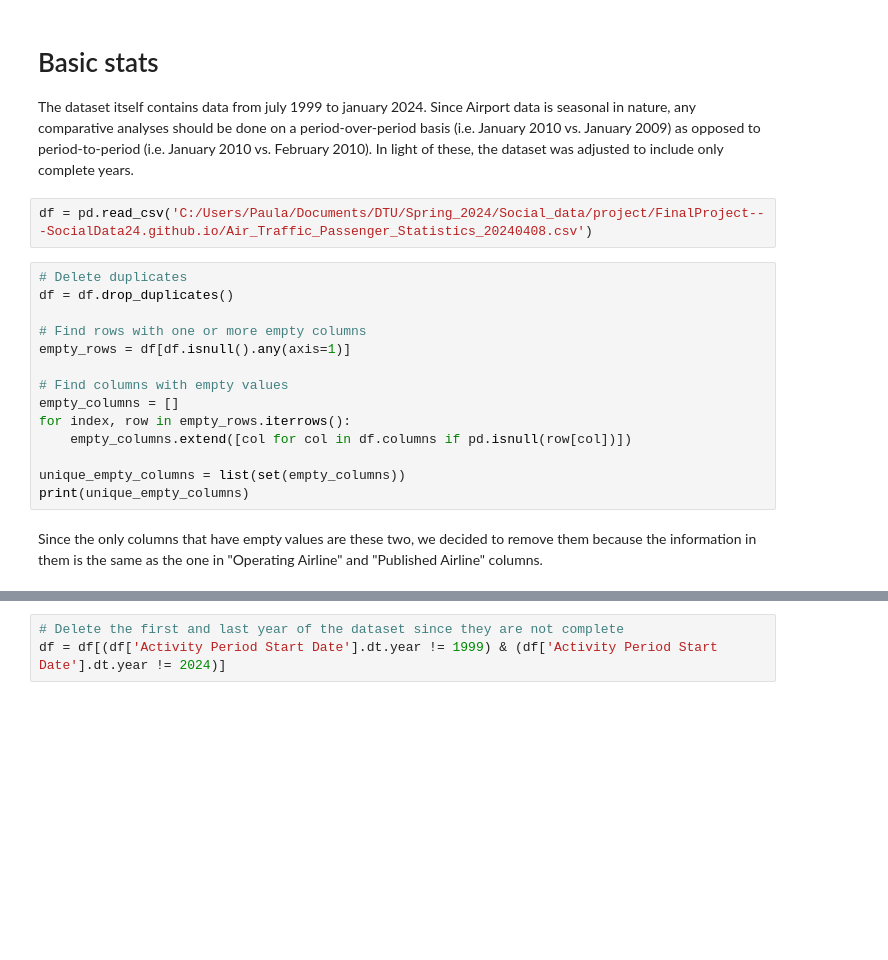
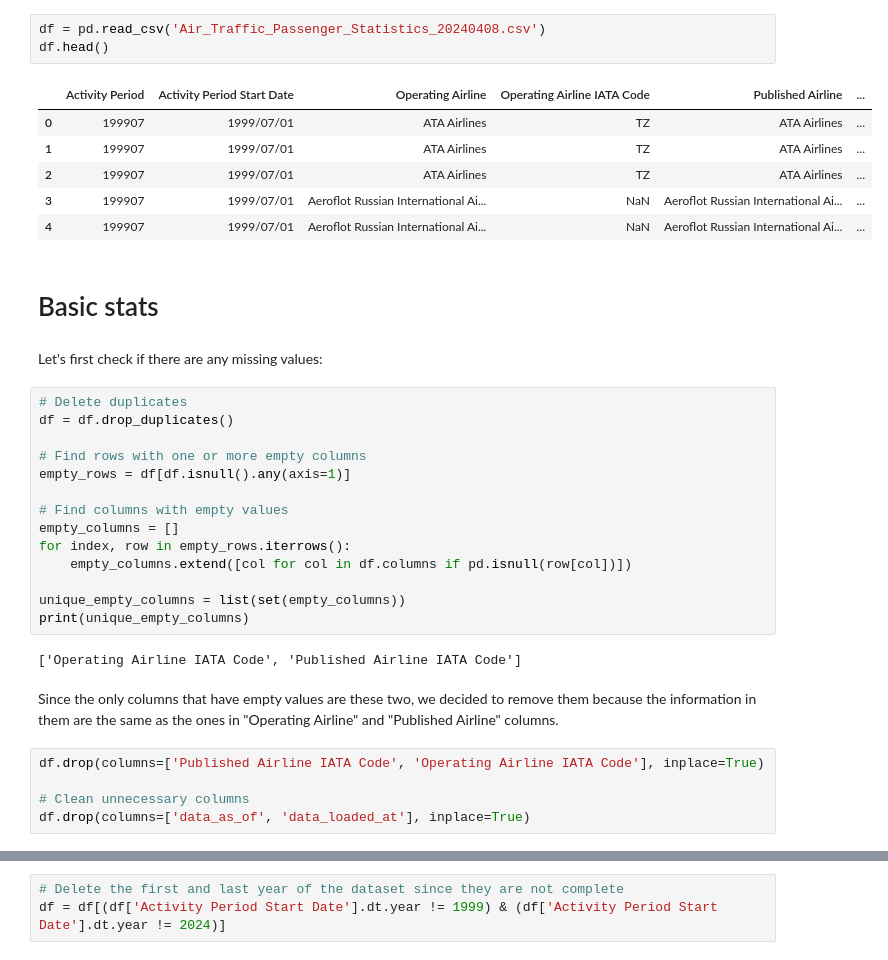
Before and after one commit to nereaSuacab/FinalProject---SocialData24.github.io, a Jupyter notebook: notebook.ipynb, the cells around one changed output, grey strips where cells are left out. Cells and saved outputs as stored; diff of their text form; blank space fills up the shorter version.

```diff
--- a/notebook.ipynb
+++ b/notebook.ipynb
@@ -8,9 +16,17 @@ We opted for this specific dataset due to its expansive scope, encompassing 15 a
-# %% [markdown]
-# Basic stats
-
-The dataset itself contains data from july 1999 to january 2024. Since Airport data is seasonal in nature, any comparative analyses should be done on a period-over-period basis (i.e. January 2010 vs. January 2009) as opposed to period-to-period (i.e. January 2010 vs. February 2010). In light of these, the dataset was adjusted to include only complete years.
-# %%
-df = pd.read_csv('C:/Users/Paula/Documents/DTU/Spring_2024/Social_data/project/FinalProject---SocialData24.github.io/Air_Traffic_Passenger_Statistics_20240408.csv')
+# %%
+df = pd.read_csv('Air_Traffic_Passenger_Statistics_20240408.csv')
+df.head()
+# %% [output]
+|  | Activity Period | Activity Period Start Date | Operating Airline | Operating Airline IATA Code | Published Airline | ... |
+| 0 | 199907 | 1999/07/01 | ATA Airlines | TZ | ATA Airlines | ... |
+| 1 | 199907 | 1999/07/01 | ATA Airlines | TZ | ATA Airlines | ... |
+| 2 | 199907 | 1999/07/01 | ATA Airlines | TZ | ATA Airlines | ... |
+| 3 | 199907 | 1999/07/01 | Aeroflot Russian International Ai... | NaN | Aeroflot Russian International Ai... | ... |
+| 4 | 199907 | 1999/07/01 | Aeroflot Russian International Ai... | NaN | Aeroflot Russian International Ai... | ... |
+# %% [markdown]
+# Basic stats
+# %% [markdown]
+Let's first check if there are any missing values:
 # %%
 # Delete duplicates
 df = df.drop_duplicates()
@@ -25,5 +41,12 @@ for index, row in empty_rows.iterrows():
 
 unique_empty_columns = list(set(empty_columns))
 print(unique_empty_columns)
+# %% [output]
+['Operating Airline IATA Code', 'Published Airline IATA Code']
 # %% [markdown]
-Since the only columns that have empty values are these two, we decided to remove them because the information in them is the same as the one in "Operating Airline" and "Published Airline" columns.
+Since the only columns that have empty values are these two, we decided to remove them because the information in them are the same as the ones in "Operating Airline" and "Published Airline" columns.
+# %%
+df.drop(columns=['Published Airline IATA Code', 'Operating Airline IATA Code'], inplace=True)
+
+# Clean unnecessary columns
+df.drop(columns=['data_as_of', 'data_loaded_at'], inplace=True)
```
Also changed, not shown: parts of 23 cells of this notebook.
